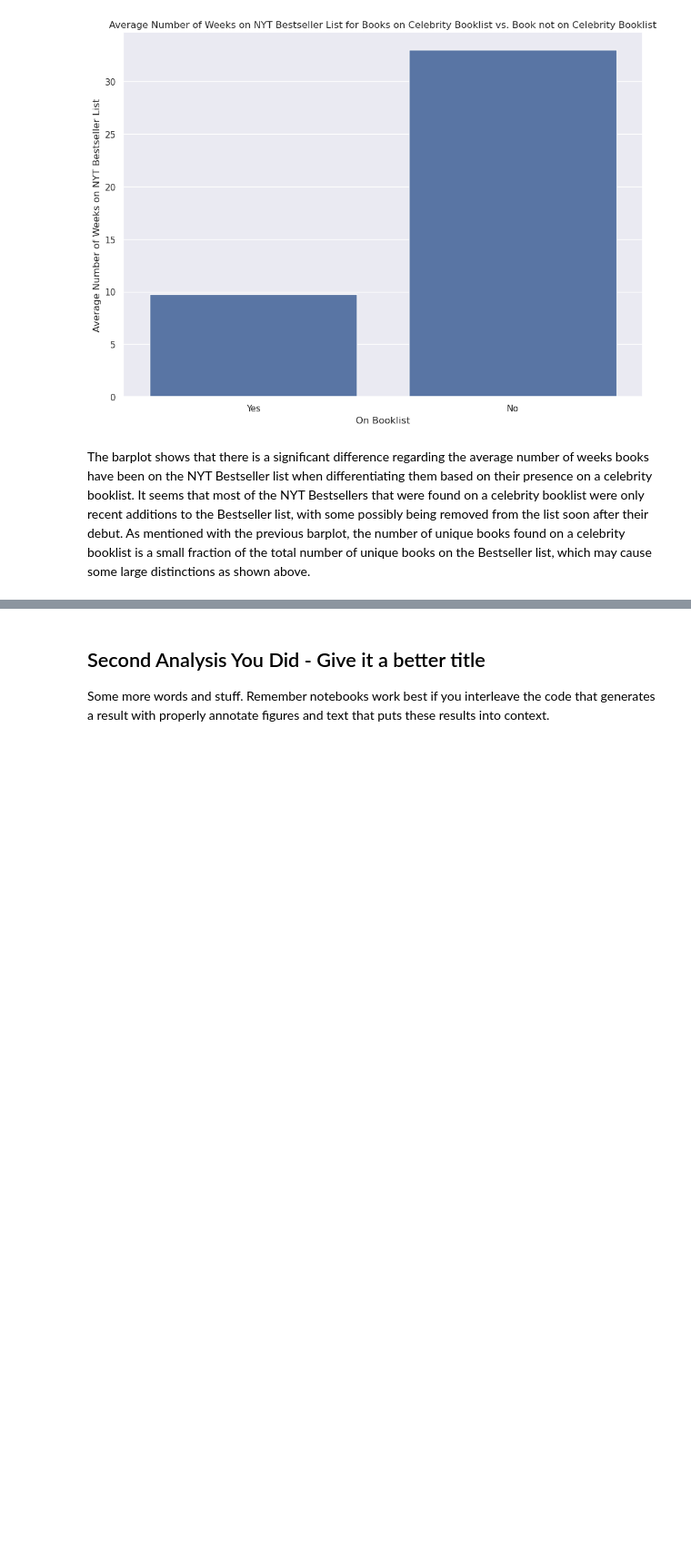
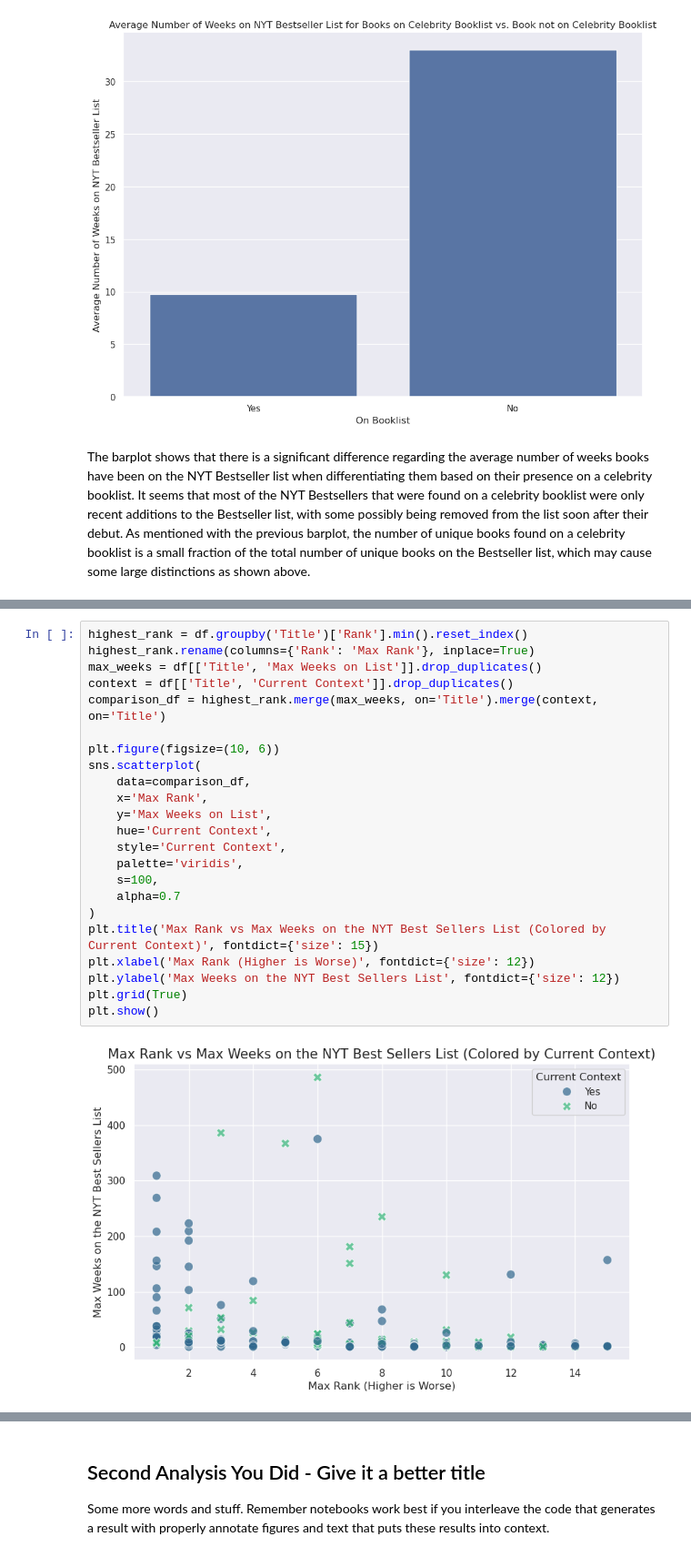
Before and after one commit to satyar2003/cogs-108-project, a Jupyter notebook: FinalProject_Group019-FA24.ipynb, the cells around one changed output, grey strips where cells are left out. Shown: that part at 91% size. Saved outputs shown, nothing was run; the diff lists cells and outputs as text; blank space fills up the shorter version.

```diff
--- a/FinalProject_Group019-FA24.ipynb
+++ b/FinalProject_Group019-FA24.ipynb
@@ -160,0 +176,25 @@ The barplot shows that there is a significant difference regarding the average n
+# %%
+highest_rank = df.groupby('Title')['Rank'].min().reset_index()
+highest_rank.rename(columns={'Rank': 'Max Rank'}, inplace=True)
+max_weeks = df[['Title', 'Max Weeks on List']].drop_duplicates()
+context = df[['Title', 'Current Context']].drop_duplicates()
+comparison_df = highest_rank.merge(max_weeks, on='Title').merge(context, on='Title')
+
+plt.figure(figsize=(10, 6))
+sns.scatterplot(
+    data=comparison_df,
+    x='Max Rank',
+    y='Max Weeks on List',
+    hue='Current Context',
+    style='Current Context',
+    palette='viridis',
+    s=100,
+    alpha=0.7
+)
+plt.title('Max Rank vs Max Weeks on the NYT Best Sellers List (Colored by Current Context)', fontdict={'size': 15})
+plt.xlabel('Max Rank (Higher is Worse)', fontdict={'size': 12})
+plt.ylabel('Max Weeks on the NYT Best Sellers List', fontdict={'size': 12})
+plt.grid(True)
+plt.show()
+# %% [output]
+[figure, added]
```
Also changed, not shown: parts of 7 cells of this notebook.
